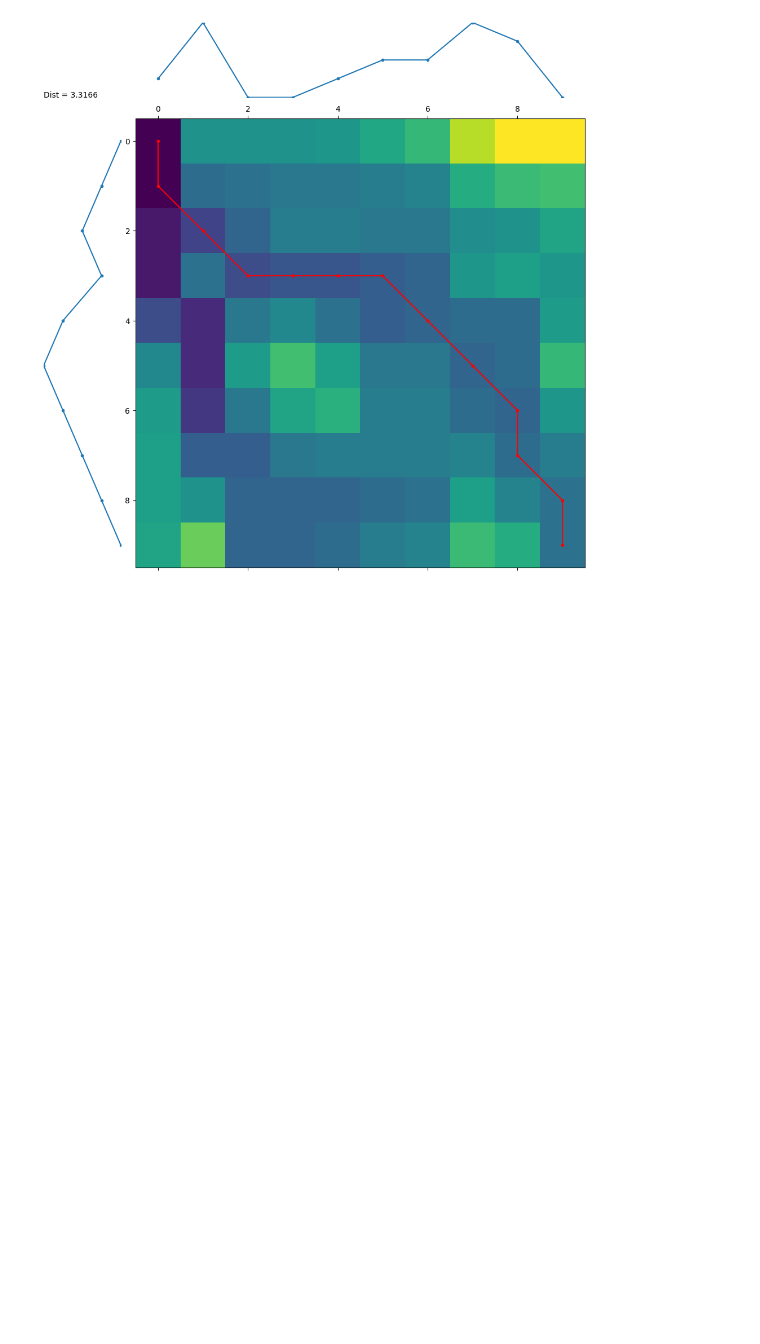
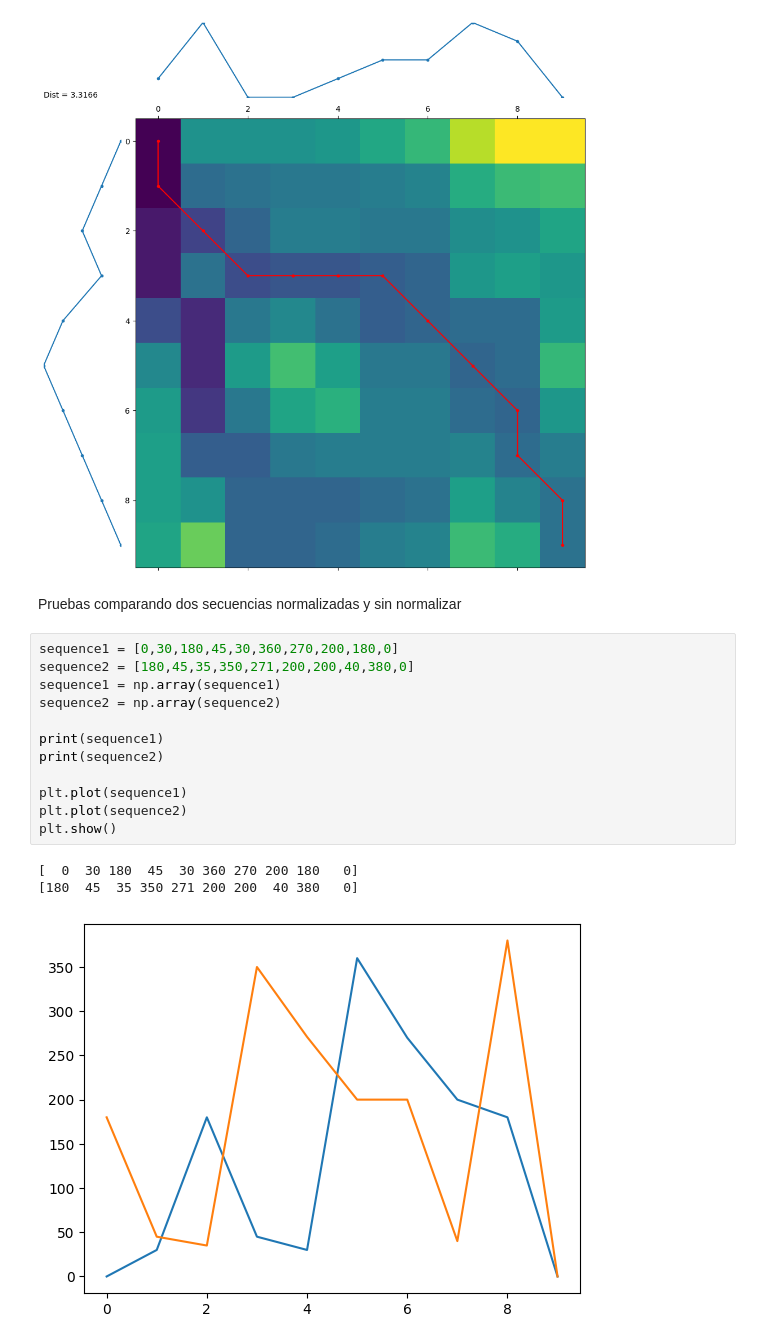
Before and after one commit to fravian99/Deteccion-de-ejercicios-en-videos-de-rehabilitacion, a Jupyter notebook: src/pruebas/notebooks/pruebas_dtw.ipynb, the cells around one changed output. Saved outputs shown, nothing was run; the diff lists cells and outputs as text; blank space fills up the shorter version.

Commit message:
Añade pruebas en el notebook de pruebas dtw. #22 #24
Añade pruebas referentes a los efectos en las distancias usando
distintos metodos de normalizacion y añade comparacion de fastDTW con DTW.

```diff
--- a/src/pruebas/notebooks/pruebas_dtw.ipynb
+++ b/src/pruebas/notebooks/pruebas_dtw.ipynb
@@ -53,3 +55,21 @@ dtwvis.plot_warpingpaths(sequence1, sequence2, paths, best_path)
 # %% [output]
 (<Figure size 1000x1000 with 4 Axes>, [<Axes: >, <Axes: >, <Axes: >, <Axes: >])
 [figure]
+# %% [markdown]
+Pruebas comparando dos secuencias normalizadas y sin normalizar
+# %%
+sequence1 = [0,30,180,45,30,360,270,200,180,0]
+sequence2 = [180,45,35,350,271,200,200,40,380,0]
+sequence1 = np.array(sequence1)
+sequence2 = np.array(sequence2)
+
+print(sequence1)
+print(sequence2)
+
+plt.plot(sequence1)
+plt.plot(sequence2)
+plt.show()
+# %% [output]
+[  0  30 180  45  30 360 270 200 180   0]
+[180  45  35 350 271 200 200  40 380   0]
+[figure, added]
```
Also changed, not shown: parts of 12 cells of this notebook.
